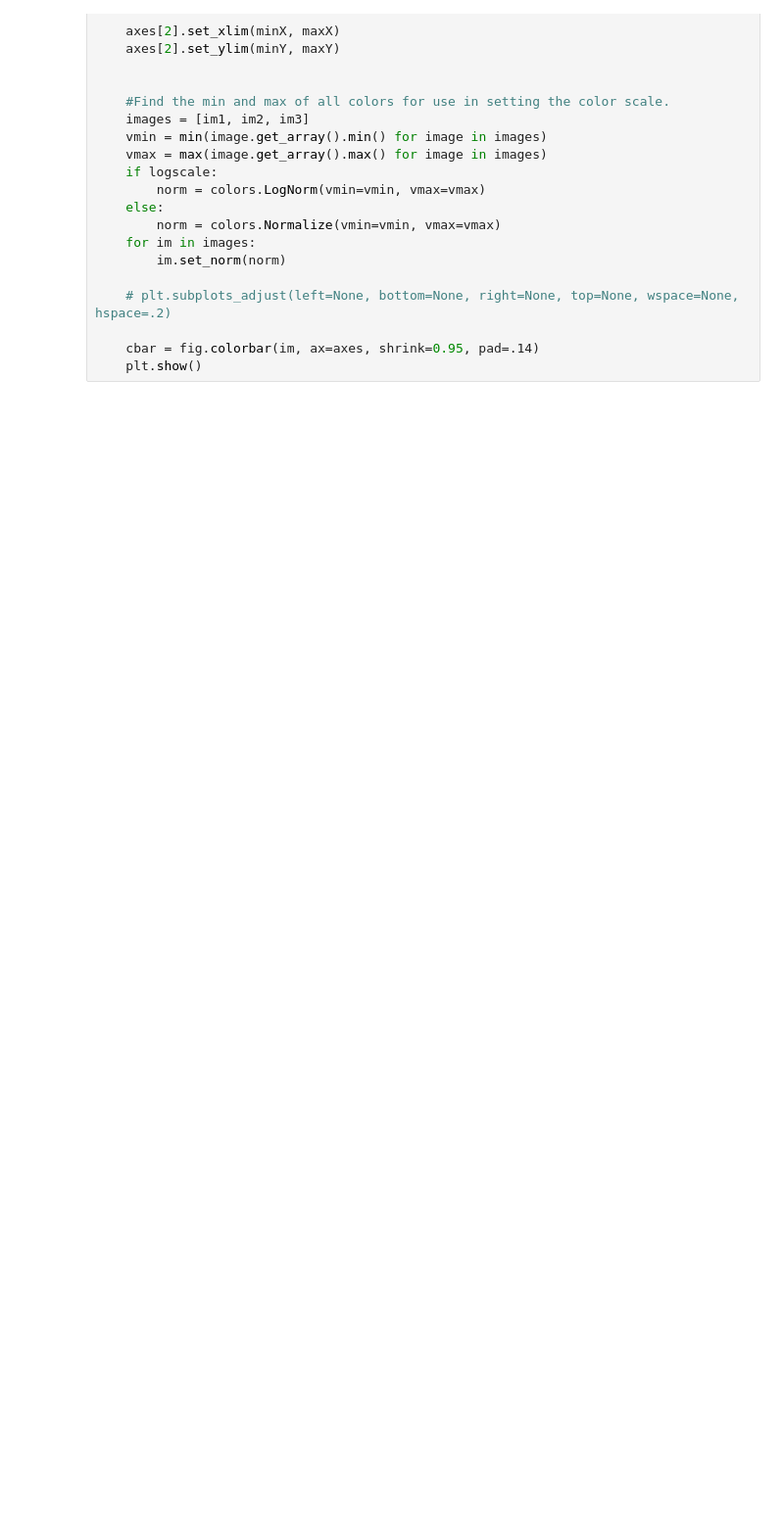
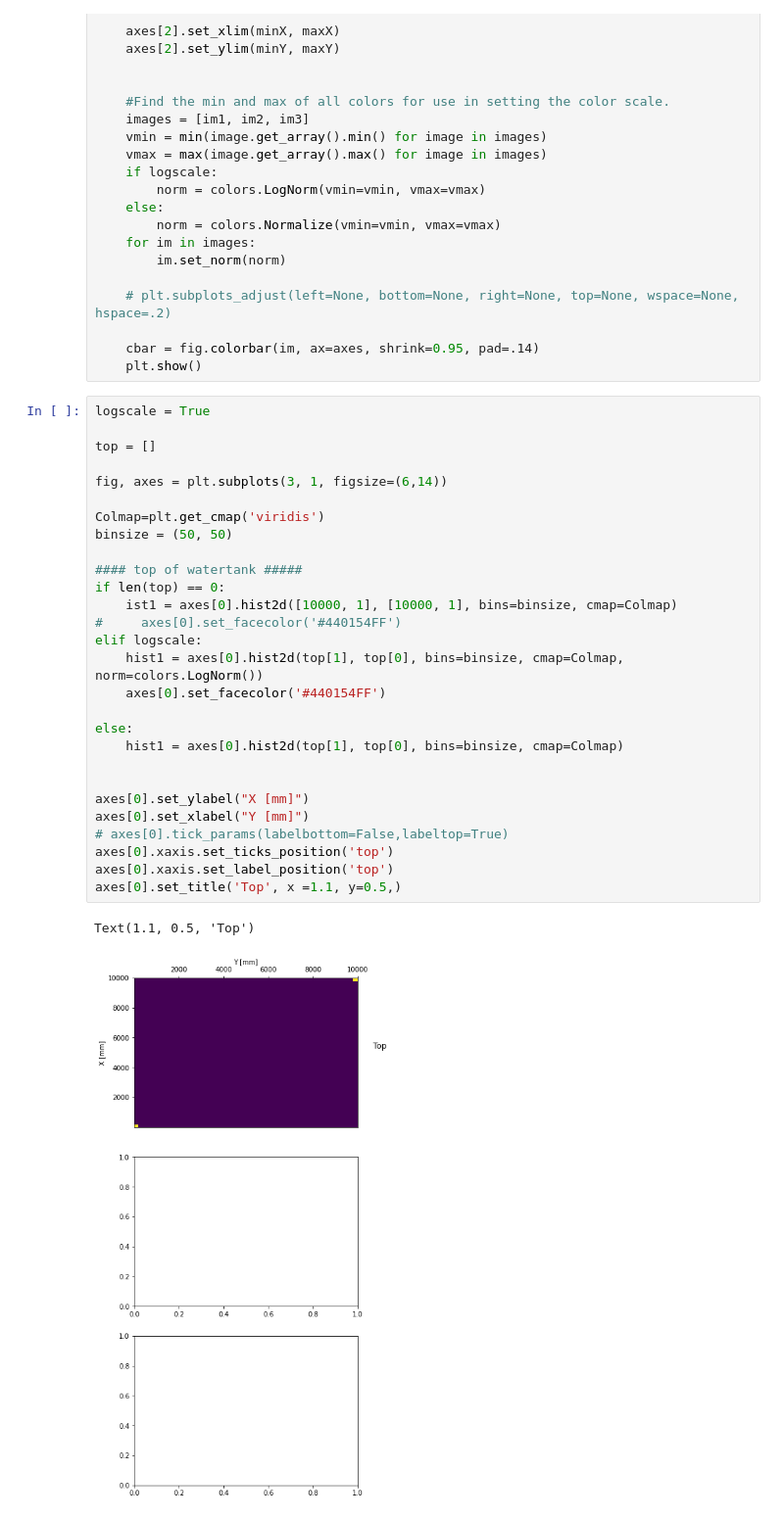
Before and after one commit to eklem1/OD_work, a Jupyter notebook: hfiles.ipynb, the cells around one changed output. Shown at 98% size. Drawn from its saved outputs; the diff is of its cells as text; blank space fills up the shorter version.

```diff
--- a/hfiles.ipynb
+++ b/hfiles.ipynb
@@ -504,3 +502,34 @@ def plotLightMap_M(top, side, bottom, title="Light Map", logscale=False):
 
     cbar = fig.colorbar(im, ax=axes, shrink=0.95, pad=.14)
     plt.show()
+# %%
+logscale = True
+
+top = []
+
+fig, axes = plt.subplots(3, 1, figsize=(6,14))
+
+Colmap=plt.get_cmap('viridis')
+binsize = (50, 50)
+
+#### top of watertank #####
+if len(top) == 0:
+    ist1 = axes[0].hist2d([10000, 1], [10000, 1], bins=binsize, cmap=Colmap)
+#     axes[0].set_facecolor('#440154FF')
+elif logscale:
+    hist1 = axes[0].hist2d(top[1], top[0], bins=binsize, cmap=Colmap, norm=colors.LogNorm())
+    axes[0].set_facecolor('#440154FF')
+
+else:
+    hist1 = axes[0].hist2d(top[1], top[0], bins=binsize, cmap=Colmap)
+
+
+axes[0].set_ylabel("X [mm]")
+axes[0].set_xlabel("Y [mm]")
+# axes[0].tick_params(labelbottom=False,labeltop=True)
+axes[0].xaxis.set_ticks_position('top')
+axes[0].xaxis.set_label_position('top')
+axes[0].set_title('Top', x =1.1, y=0.5,)
+# %% [output]
+Text(1.1, 0.5, 'Top')
+[figure, added]
```
Also changed, not shown: parts of 13 cells of this notebook, 3 other files.
